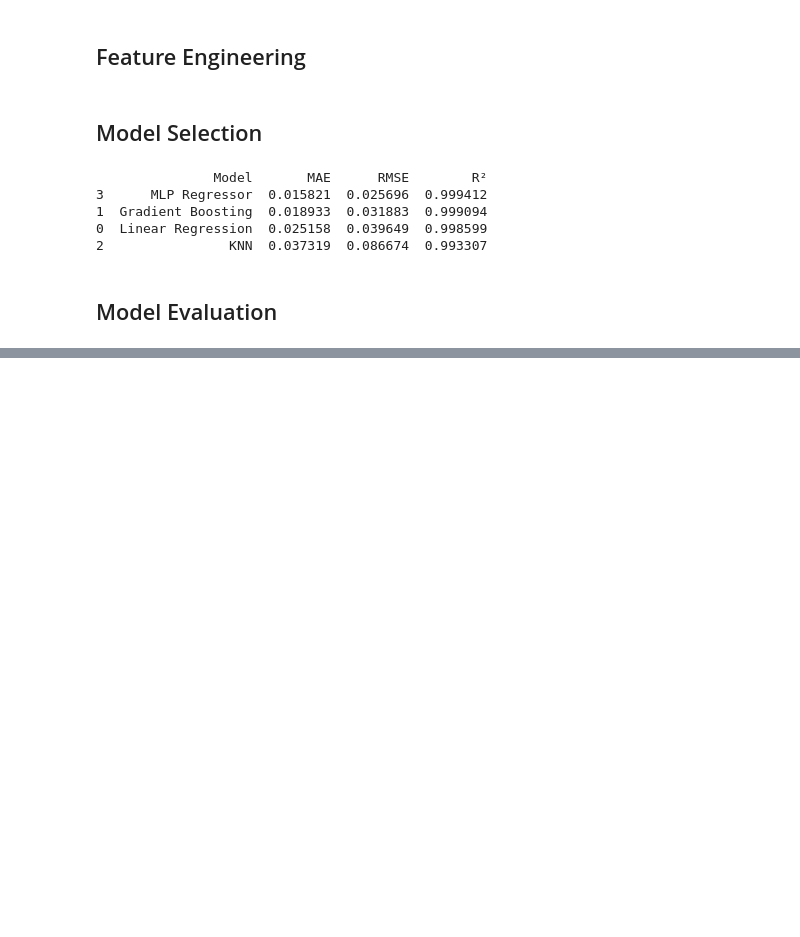
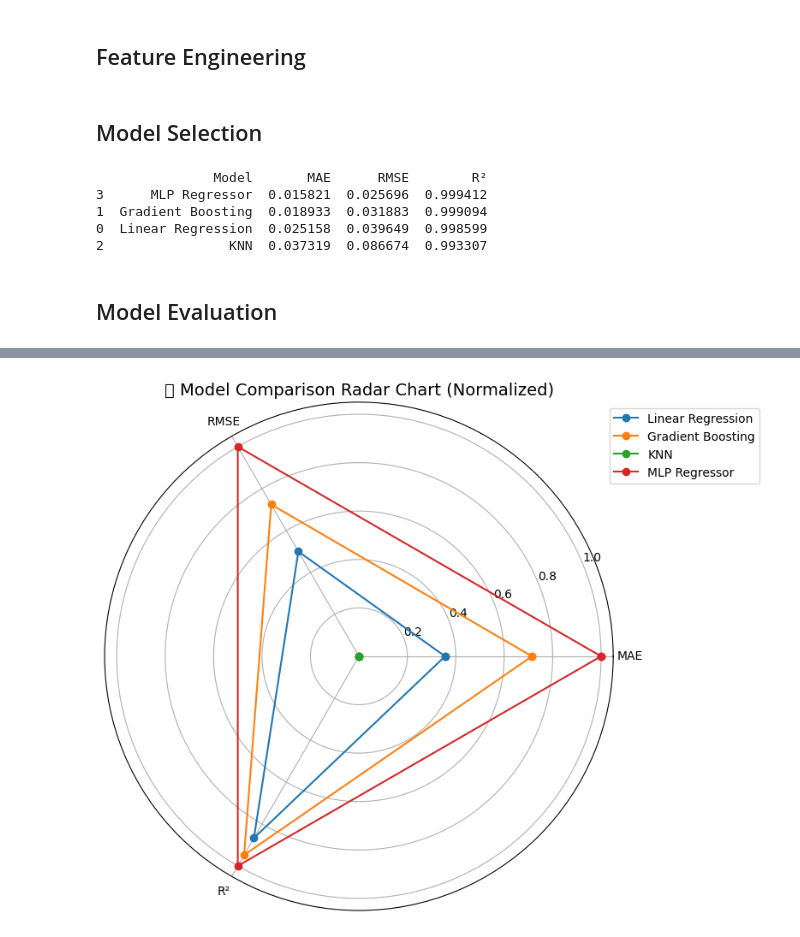
Before and after one commit to gowtham-dd/Project_3-HousePrediction, a Jupyter notebook: proj3.ipynb, the cells around one changed output, grey strips where cells are left out. Cells and saved outputs as stored; diff of their text form; code cells hidden in the pictures; blank space fills up the shorter version.

```diff
--- a/proj3.ipynb
+++ b/proj3.ipynb
@@ -265,0 +316,32 @@ plt.show()
+# %%
+from sklearn.preprocessing import MinMaxScaler
+import numpy as np
+
+# Normalize metrics (higher is better for R², lower is better for MAE, RMSE → so we invert those)
+results_normalized = results_df.copy()
+results_normalized["MAE"] = 1 / results_normalized["MAE"]
+results_normalized["RMSE"] = 1 / results_normalized["RMSE"]
+
+# Normalize values between 0 and 1
+scaler = MinMaxScaler()
+scaled = scaler.fit_transform(results_normalized.iloc[:, 1:])  # Skip Model column
+
+# Radar chart setup
+labels = results_df["Model"]
+metrics = ["MAE", "RMSE", "R²"]
+angles = np.linspace(0, 2 * np.pi, len(metrics), endpoint=False).tolist()
+angles += angles[:1]  # Complete the loop
+
+plt.figure(figsize=(8, 8))
+for i, row in enumerate(scaled):
+    data = row.tolist()
+    data += data[:1]  # Repeat first value to close the circle
+    plt.polar(angles, data, label=labels[i], marker='o')
+
+plt.xticks(angles[:-1], metrics)
+plt.title("📈 Model Comparison Radar Chart (Normalized)", size=14)
+plt.legend(loc='upper right', bbox_to_anchor=(1.3, 1))
+plt.tight_layout()
+plt.show()
+# %% [output]
+[figure, added]
```
Also changed, not shown: parts of 4 cells of this notebook.
